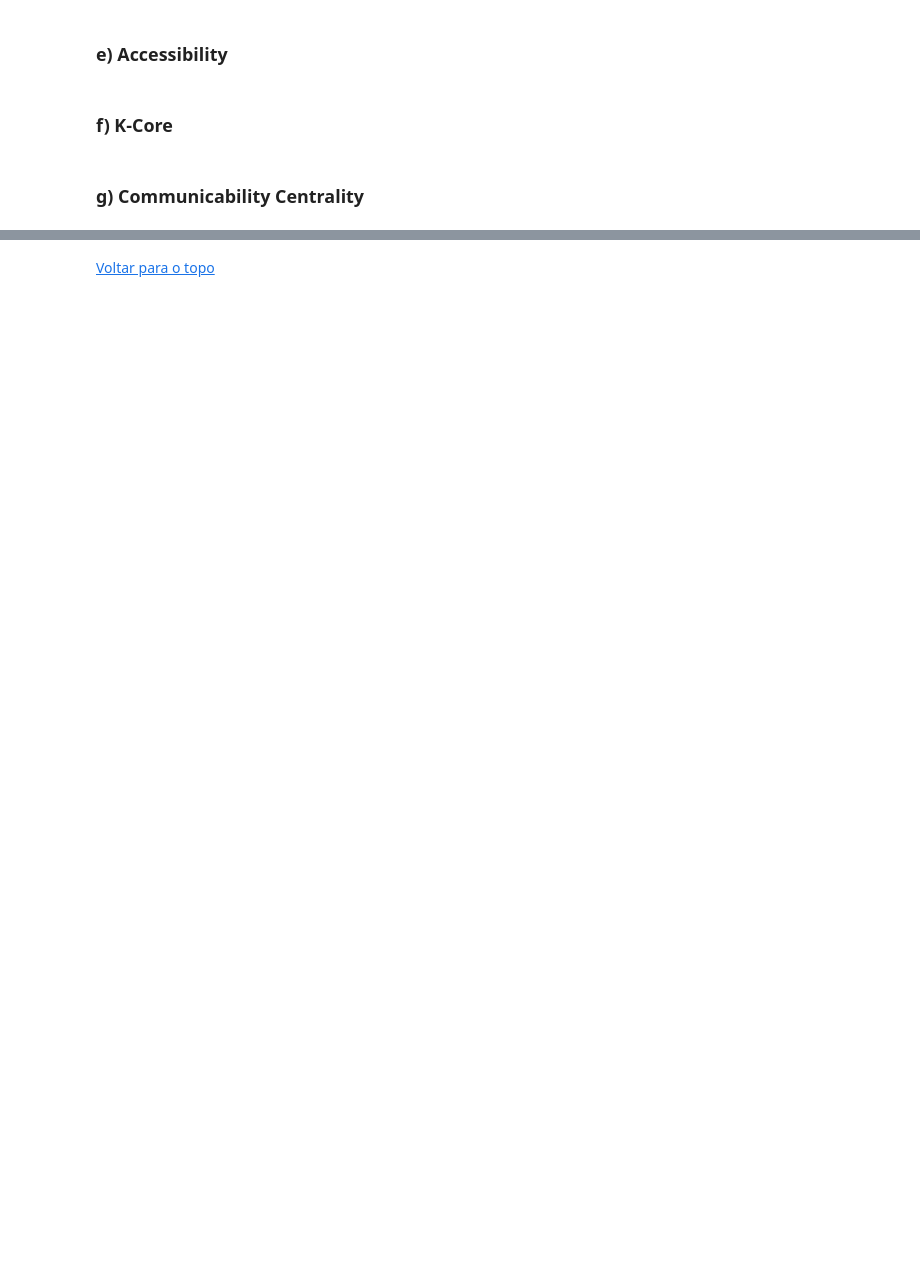
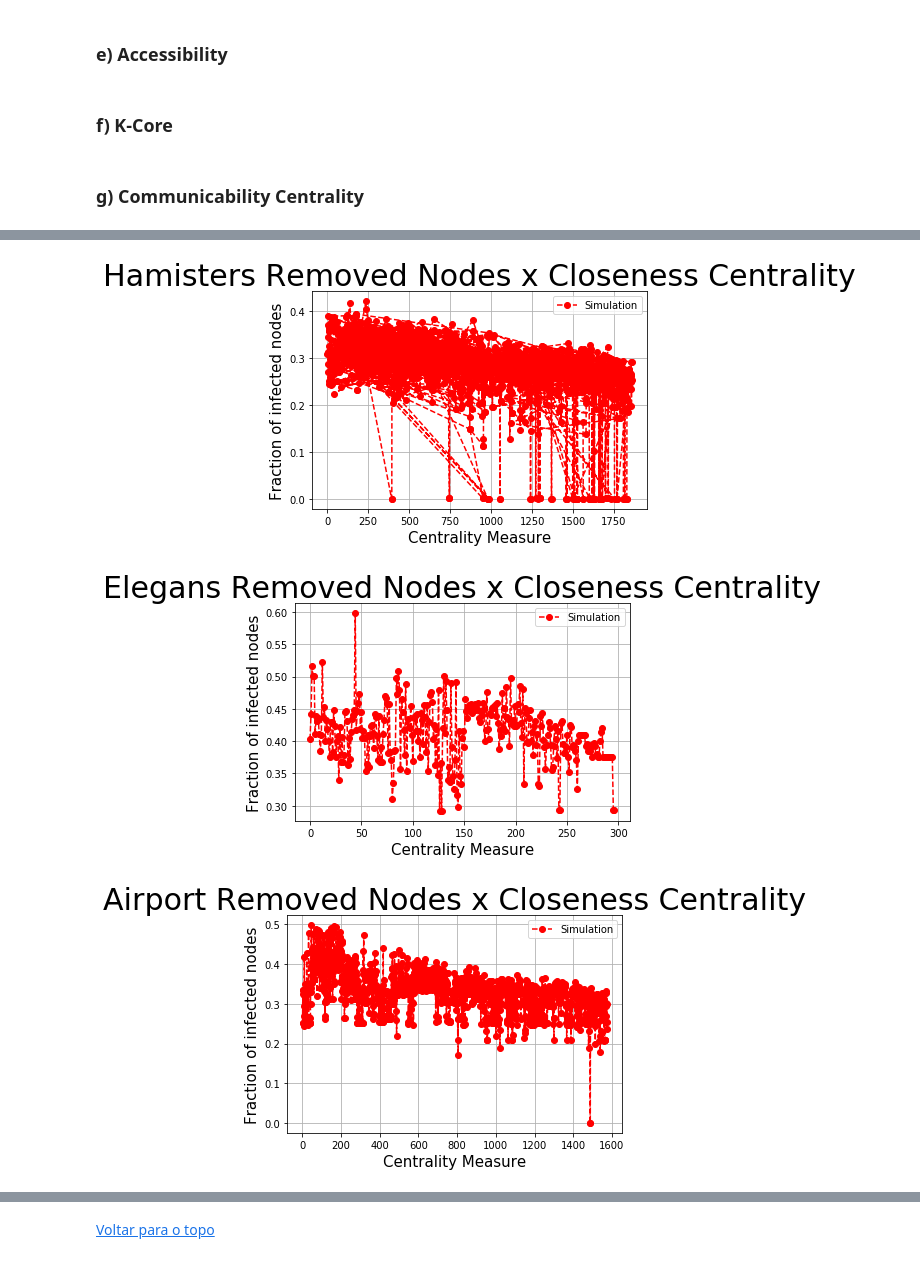
Before and after one commit to Micanga/sme0130_redes_complexas, a Jupyter notebook: Projeto4.ipynb, the cells around one changed output, grey strips where cells are left out. Drawn from its saved outputs; the diff is of its cells as text; code cells hidden in the pictures; blank space fills up the shorter version.

```diff
--- a/Projeto4.ipynb
+++ b/Projeto4.ipynb
@@ -584,0 +634,8 @@ def plot_rmnodes_mesuare(rmnodes,mesuare,plot_title):
+# %%
+plot_rmnodes_measure(hams,CLC_hams,'Hamisters Removed Nodes x Closeness Centrality')
+plot_rmnodes_measure(elegans,CLC_elegans,'Elegans Removed Nodes x Closeness Centrality')
+plot_rmnodes_measure(airport,CLC_airport,'Airport Removed Nodes x Closeness Centrality')
+# %% [output]
+[figure, added]
+[figure, added]
+[figure, added]
```
Also changed, not shown: parts of 23 cells of this notebook.
